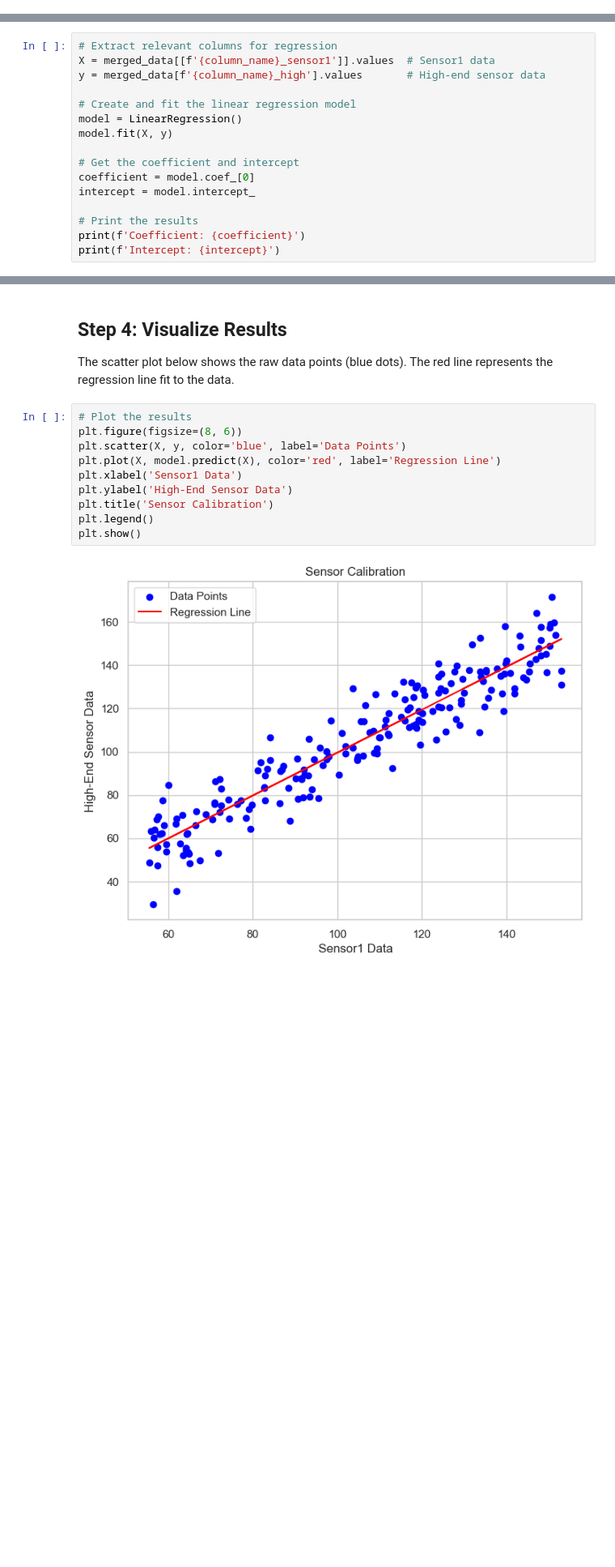
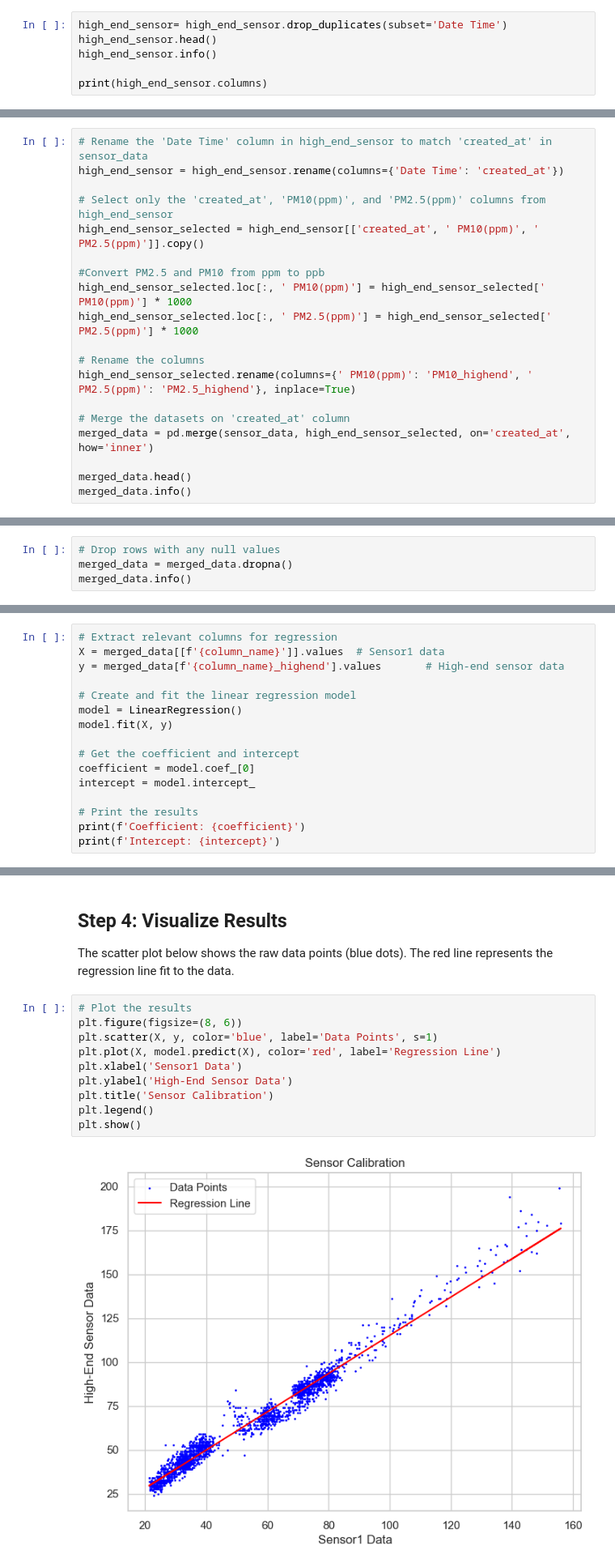
Before and after one commit to likhithkanigolla/Research-Teaser-IoT-ML25, a Jupyter notebook: airquality-calibration/Sensor Calibration Linear Regression.ipynb, the cells around one changed output, grey strips where cells are left out. Shown at 81% size. Drawn from its saved outputs; the diff is of its cells as text; blank space fills up the shorter version.

```diff
--- a/airquality-calibration/Sensor Calibration Linear Regression.ipynb
+++ b/airquality-calibration/Sensor Calibration Linear Regression.ipynb
@@ -86,0 +94,6 @@ Merged Data (Sample):
+# %%
+high_end_sensor= high_end_sensor.drop_duplicates(subset='Date Time')
+high_end_sensor.head()
+high_end_sensor.info()
+
+print(high_end_sensor.columns)
@@ -86,0 +116,19 @@ Merged Data (Sample):
+# %%
+# Rename the 'Date Time' column in high_end_sensor to match 'created_at' in sensor_data
+high_end_sensor = high_end_sensor.rename(columns={'Date Time': 'created_at'})
+
+# Select only the 'created_at', 'PM10(ppm)', and 'PM2.5(ppm)' columns from high_end_sensor
+high_end_sensor_selected = high_end_sensor[['created_at', ' PM10(ppm)', ' PM2.5(ppm)']].copy()
+
+#Convert PM2.5 and PM10 from ppm to ppb
+high_end_sensor_selected.loc[:, ' PM10(ppm)'] = high_end_sensor_selected[' PM10(ppm)'] * 1000
+high_end_sensor_selected.loc[:, ' PM2.5(ppm)'] = high_end_sensor_selected[' PM2.5(ppm)'] * 1000
+
+# Rename the columns
+high_end_sensor_selected.rename(columns={' PM10(ppm)': 'PM10_highend', ' PM2.5(ppm)': 'PM2.5_highend'}, inplace=True)
+
+# Merge the datasets on 'created_at' column
+merged_data = pd.merge(sensor_data, high_end_sensor_selected, on='created_at', how='inner')
+
+merged_data.head()
+merged_data.info()
@@ -86,0 +148,4 @@ Merged Data (Sample):
+# %%
+# Drop rows with any null values
+merged_data = merged_data.dropna()
+merged_data.info()
@@ -101,8 +182,8 @@ Using the lower-end sensor data as the independent variable (X) and the high-end
 we fit a linear regression model.
 # %%
 # Extract relevant columns for regression
-X = merged_data[[f'{column_name}_sensor1']].values  # Sensor1 data
-y = merged_data[f'{column_name}_high'].values       # High-end sensor data
+X = merged_data[[f'{column_name}']].values  # Sensor1 data
+y = merged_data[f'{column_name}_highend'].values       # High-end sensor data
 
 # Create and fit the linear regression model
 model = LinearRegression()
@@ -221,12 +302,12 @@ The scatter plot below shows the raw data points (blue dots). The red line repre
 # %%
 # Plot the results
 plt.figure(figsize=(8, 6))
-plt.scatter(X, y, color='blue', label='Data Points')
+plt.scatter(X, y, color='blue', label='Data Points', s=1)
 plt.plot(X, model.predict(X), color='red', label='Regression Line')
 plt.xlabel('Sensor1 Data')
 plt.ylabel('High-End Sensor Data')
 plt.title('Sensor Calibration')
 plt.legend()
 plt.show()
 # %% [output]
-[figure, old version]
+[figure, new version]
```
Also changed, not shown: parts of 19 cells of this notebook, 2 other files.
